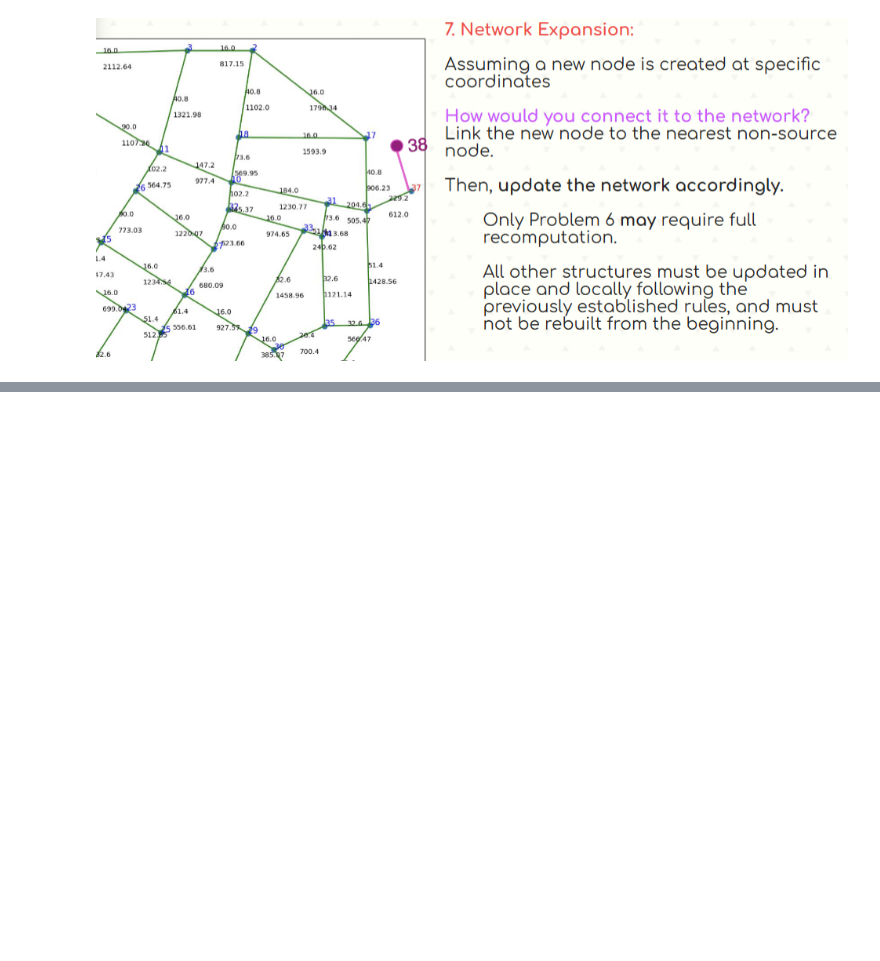
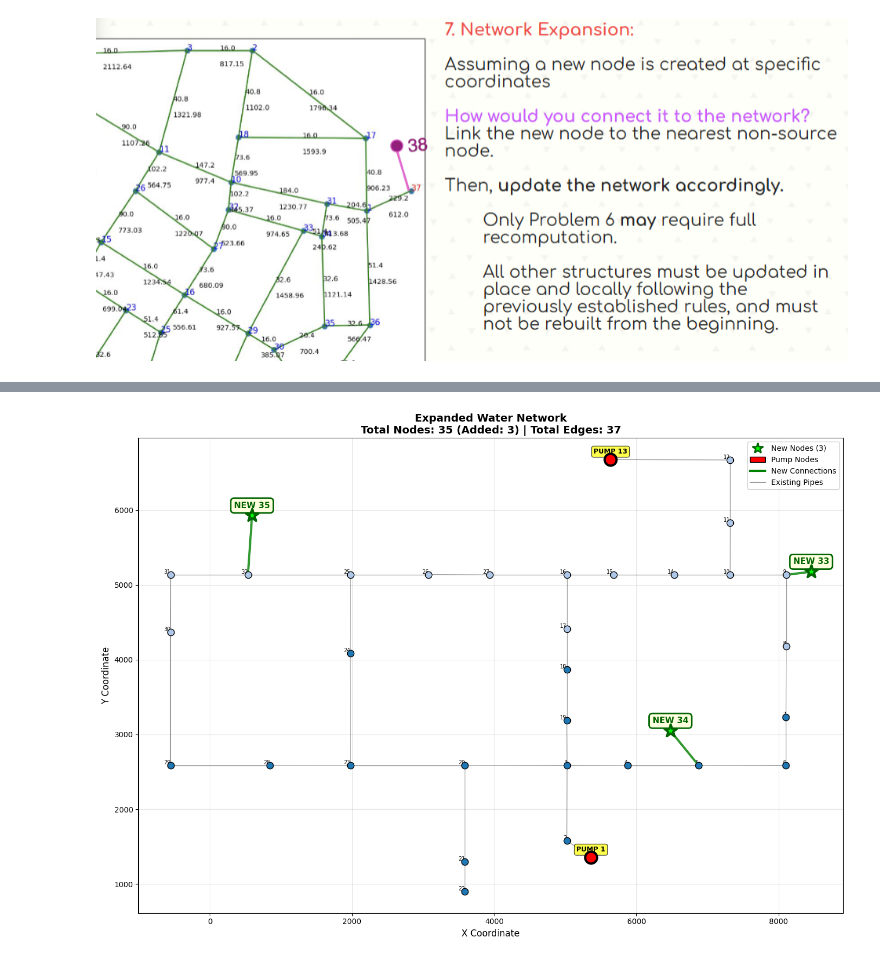
Before and after one commit to SantiQ0905/Waterworks_SP2, a Jupyter notebook: sp2.ipynb, the cells around one changed output, grey strips where cells are left out. Drawn from its saved outputs; the diff is of its cells as text; code cells hidden in the pictures; blank space fills up the shorter version.

```diff
--- a/sp2.ipynb
+++ b/sp2.ipynb
@@ -688,0 +1109,94 @@ def ford_fulkerson1(data, result, sinks):
+# %%
+def draw_expanded_network(data, result, new_node_ids):
+    """
+    Visualize the expanded network highlighting new nodes and their connections.
+    """
+    nodes = data["nodes"]
+    edges = data["edges"]
+    labels = result["labels"]
+
+    # Color palette
+    cmap = plt.get_cmap("tab20")
+    sector_ids = list(result["sectors"].keys())
+    palette = {sid: cmap(i % 20) for i, sid in enumerate(sector_ids)}
+
+    plt.figure(figsize=(14, 10))
+
+    # Draw all edges (highlight new edges)
+    new_edges = set()
+    for edge in edges:
+        u, v = edge[0], edge[1]
+        if u in new_node_ids or v in new_node_ids:
+            new_edges.add(tuple(sorted((u, v))))
+
+    for edge in edges:
+        u, v = edge[0], edge[1]
+        nu, nv = nodes[u], nodes[v]
+        x1, y1 = nu[0], nu[1]
+        x2, y2 = nv[0], nv[1]
+
+        edge_key = tuple(sorted((u, v)))
+
+        if edge_key in new_edges:
+            # New edges in thick green
+            plt.plot([x1, x2], [y1, y2], 'g-', linewidth=3,
+                    alpha=0.8, zorder=3)
+        else:
+            # Existing edges in black
+            plt.plot([x1, x2], [y1, y2], 'k-', linewidth=1, alpha=0.4)
+
+    # Draw nodes
+    for nid, (x, y, is_pump) in nodes.items():
+        sector = labels.get(nid)
+        color = palette.get(sector, (0.7, 0.7, 0.7))
+
+        if nid in new_node_ids:
+            # New nodes: bright green with star marker
+            plt.scatter(x, y, s=300, c='lime', marker='*',
+                       edgecolors='darkgreen', linewidths=3, zorder=7)
+            plt.text(x, y+100, f'NEW {nid}', fontsize=11, ha='center',
+                    fontweight='bold', color='darkgreen',
+                    bbox=dict(boxstyle='round,pad=0.4',
+                    facecolor='lightyellow', edgecolor='darkgreen', linewidth=2))
+        elif is_pump:
+            # Pumps
+            plt.scatter(x, y, s=250, c='red', edgecolors='black',
+                       linewidths=3, marker='o', zorder=6)
+            plt.text(x, y+80, f'PUMP {nid}', fontsize=9, ha='center',
+                    fontweight='bold', bbox=dict(boxstyle='round,pad=0.3',
+                    facecolor='yellow', alpha=0.7))
+        else:
+            # Regular nodes
+            plt.scatter(x, y, s=80, c=[color], marker='o',
+                       edgecolors='black', linewidths=1, zorder=5)
+            plt.text(x, y, str(nid), fontsize=7, ha='right', va='bottom')
+
+    # Legend
+    from matplotlib.patches import Patch
+    from matplotlib.lines import Line2D
+    legend_elements = [
+        Line2D([0], [0], marker='*', color='w', markerfacecolor='lime',
+               markersize=15, label=f'New Nodes ({len(new_node_ids)})',
+               markeredgecolor='darkgreen', markeredgewidth=2),
+        Patch(facecolor='red', edgecolor='black', label='Pump Nodes'),
+        Line2D([0], [0], color='green', linewidth=3, label='New Connections'),
+        Line2D([0], [0], color='black', linewidth=1, alpha=0.4, label='Existing Pipes'),
+    ]
+
+    plt.legend(handles=legend_elements, loc='upper right', fontsize=10)
+    plt.title(f"Expanded Water Network\n" +
+             f"Total Nodes: {len(nodes)} (Added: {len(new_node_ids)}) | " +
+             f"Total Edges: {len(edges)}",
+             fontsize=14, fontweight='bold')
+    plt.xlabel("X Coordinate", fontsize=12)
+    plt.ylabel("Y Coordinate", fontsize=12)
+    plt.grid(True, alpha=0.3)
+    plt.tight_layout()
+    plt.show()
+
+# Visualize the expanded network
+print("\n" + "="*80)
+print("VISUALIZING EXPANDED NETWORK")
+print("="*80)
+draw_expanded_network(data, result, added_nodes)
+# %% [output]
@@ -688,0 +1206 @@ def ford_fulkerson1(data, result, sinks):
+[figure, added]
```
Also changed, not shown: parts of 22 cells of this notebook, 1 other file.
